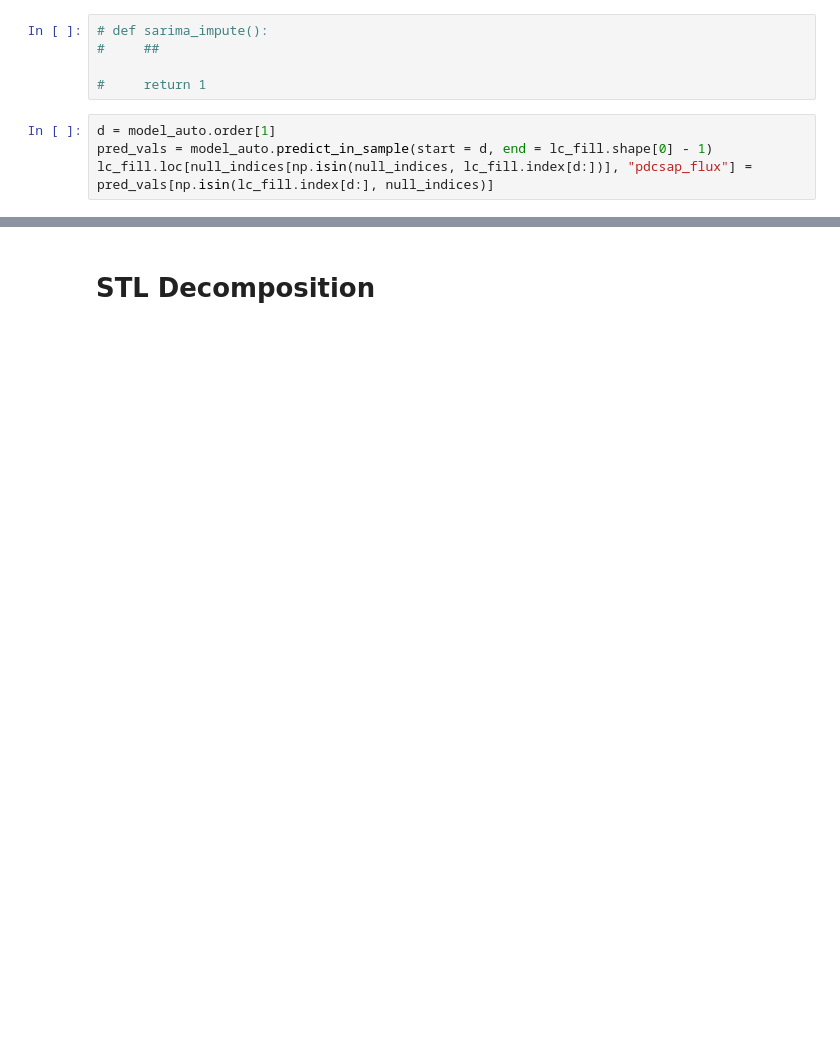
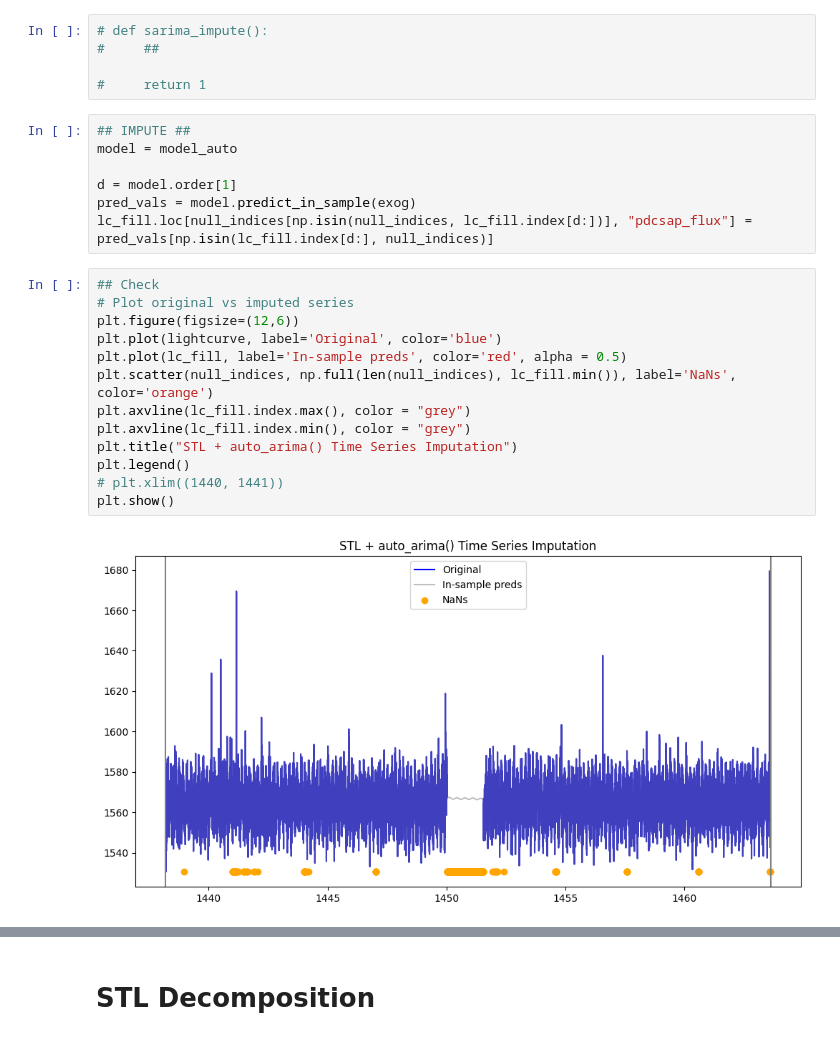
Before and after one commit to alexfaassen/STA2453, a Jupyter notebook: 4.Pretreatment/SARIMA_imputation_STL.ipynb, the cells around one changed output, grey strips where cells are left out. Drawn from its saved outputs; the diff is of its cells as text; blank space fills up the shorter version.

```diff
--- a/4.Pretreatment/SARIMA_imputation_STL.ipynb
+++ b/4.Pretreatment/SARIMA_imputation_STL.ipynb
@@ -428,8 +495,26 @@ print(model_auto.aic())
 
 #     return 1
 # %%
-d = model_auto.order[1]
-pred_vals = model_auto.predict_in_sample(start = d, end = lc_fill.shape[0] - 1)
+## IMPUTE ##
+model = model_auto
+
+d = model.order[1]
+pred_vals = model.predict_in_sample(exog)
 lc_fill.loc[null_indices[np.isin(null_indices, lc_fill.index[d:])], "pdcsap_flux"] = pred_vals[np.isin(lc_fill.index[d:], null_indices)]
+# %%
+## Check
+# Plot original vs imputed series
+plt.figure(figsize=(12,6))
+plt.plot(lightcurve, label='Original', color='blue')
+plt.plot(lc_fill, label='In-sample preds', color='red', alpha = 0.5)
+plt.scatter(null_indices, np.full(len(null_indices), lc_fill.min()), label='NaNs', color='orange')
+plt.axvline(lc_fill.index.max(), color = "grey")
+plt.axvline(lc_fill.index.min(), color = "grey")
+plt.title("STL + auto_arima() Time Series Imputation")
+plt.legend()
+# plt.xlim((1440, 1441))
+plt.show()
+# %% [output]
+[figure, added]
 # %%
 ## Check
```
Also changed, not shown: parts of 26 cells of this notebook, 2 other files.
